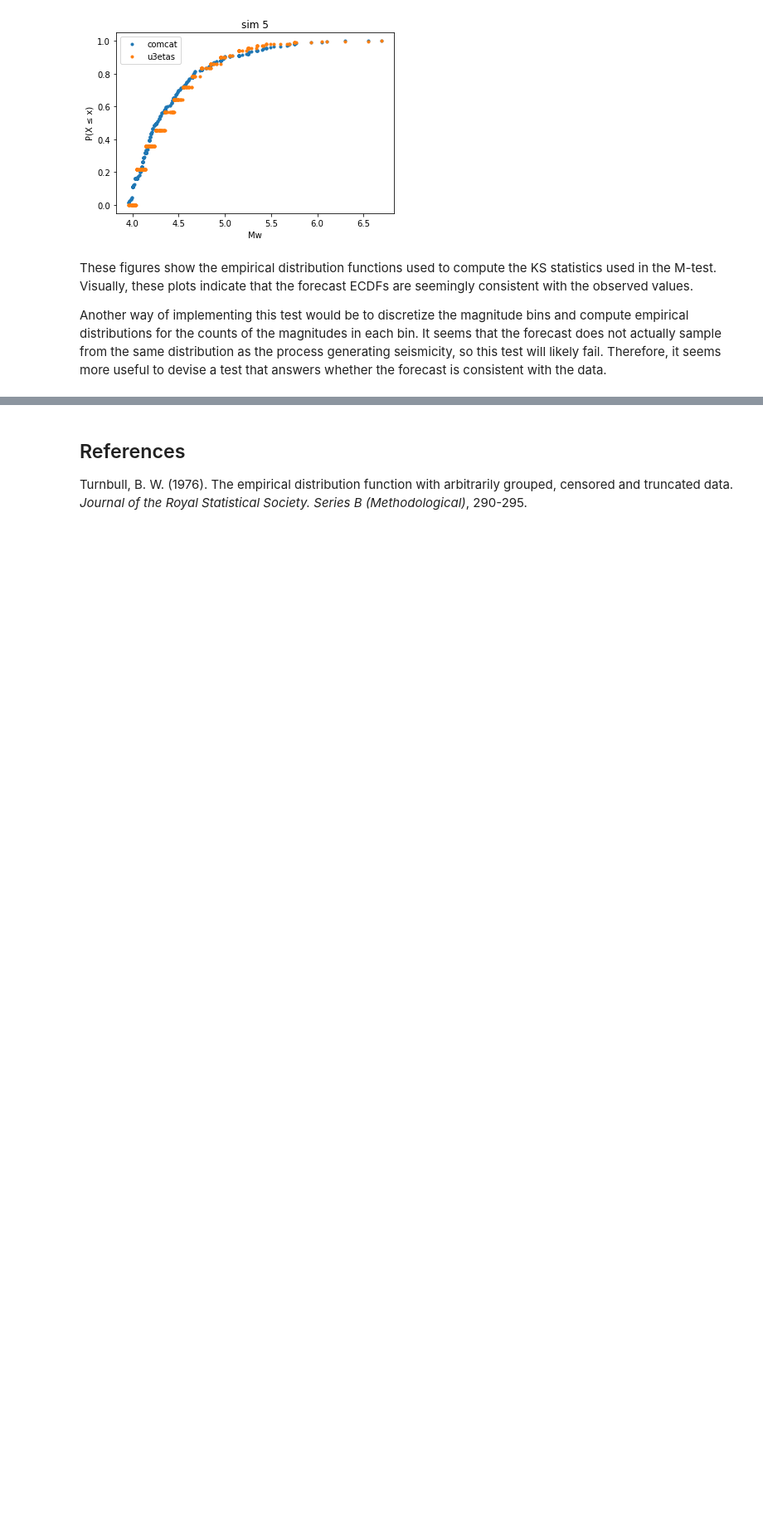
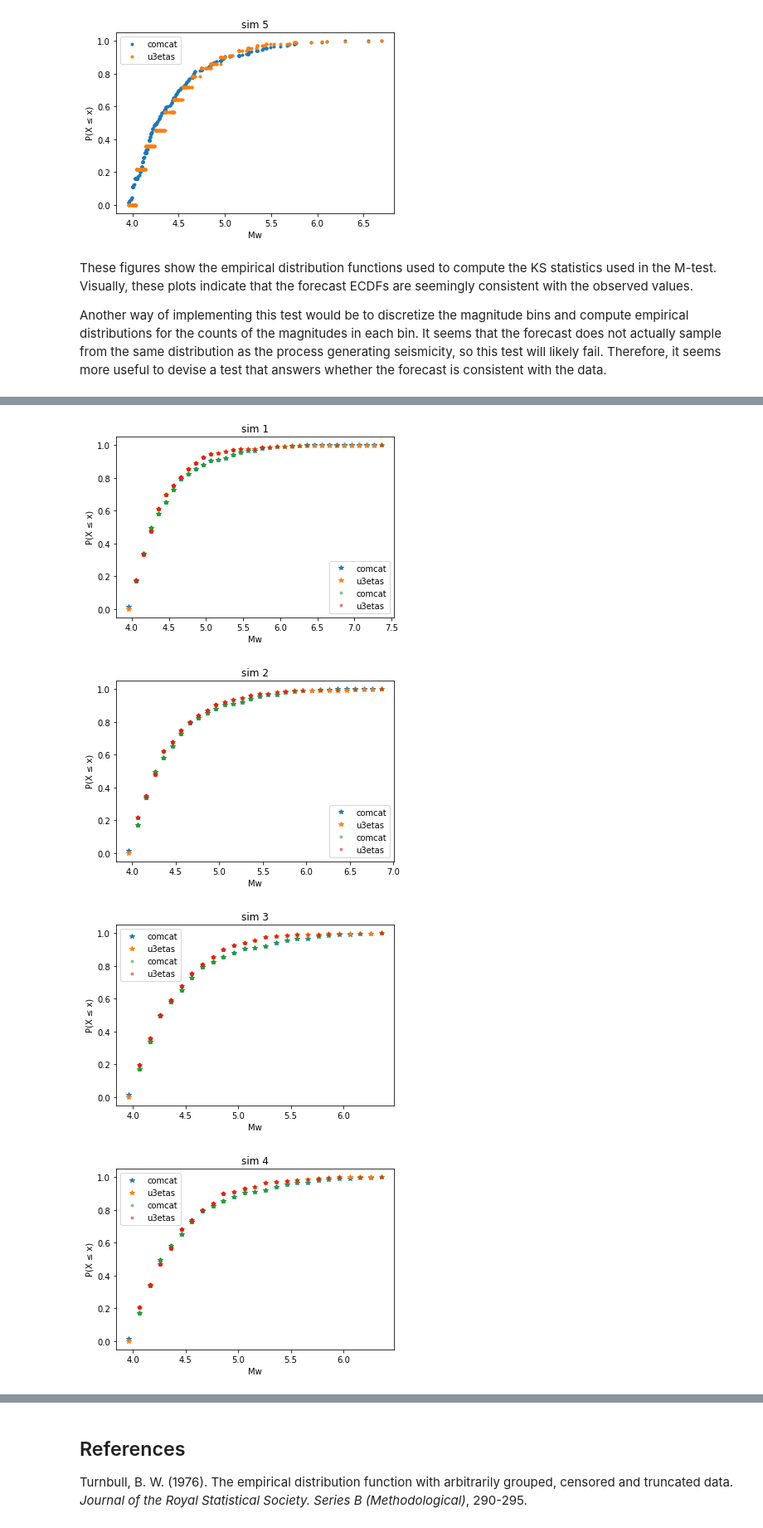
Before and after one commit to SCECcode/pycsep, a Jupyter notebook: notes/m_test_notes.ipynb, the cells around one changed output, grey strips where cells are left out. Shown at 83% size. Saved outputs shown, nothing was run; the diff lists cells and outputs as text; code cells hidden in the pictures; blank space fills up the shorter version.

```diff
--- a/notes/m_test_notes.ipynb
+++ b/notes/m_test_notes.ipynb
@@ -401,0 +424,52 @@ Another way of implementing this test would be to discretize the magnitude bins
+# %%
+def discretize(data, bin_edges):
+    """
+    returns array with len(bin_edges) consisting of the discretized values from each bin.
+    instead of returning the counts of each bin, this will return an array with values
+    modified such that any value within bin_edges[0] <= x_new < bin_edges[1] ==> x_new.
+    """
+    n = data.shape[0]
+    idx = digitize(data, bins=bin_edges)
+    x_new = bin_edges[idx].copy()
+    return x_new
+# %%
+n_plots = 5
+for idx in range(n_plots):
+    # read catalogs
+    u3etas = u3catalogs[idx].get_magnitudes()
+    obs = comcat.get_magnitudes()
+    # create bins based on data (csep1 used fixed bins)
+    global_min = min([min(u3etas), min(obs)])
+    global_max = max([max(u3etas), max(obs)])
+    mws = arange(global_min, global_max+dmw, dmw)
+    # discretize both data and forecast
+    obs_disc = discretize(obs, mws)
+    u3etas_disc = discretize(u3etas, mws)
+    # compute cdf based on KS method
+    n1 = obs_disc.shape[0]
+    n2 = u3etas_disc.shape[0]
+    d1 = sort(obs_disc)
+    d2 = sort(u3etas_disc)
+    d_all = concatenate([d1, d2])
+    cdf1 = searchsorted(d1, d_all, side='right') / n1
+    cdf2 = searchsorted(d2, d_all, side='right') / n2
+
+    # compute cdf function
+    # this computes ecdf everytime, can compute once and store. use different function
+    cdf1_p = list(map(lambda mw: cstats.less_equal_ecdf(obs, mw), mws))
+    cdf2_p = list(map(lambda mw: cstats.less_equal_ecdf(u3etas, mw), mws))
+
+    figure()
+    title("sim {}".format(idx+1))
+    plot(mws, cdf1_p, '*', label='comcat')
+    plot(mws, cdf2_p, '*', label='u3etas')
+    plot(d_all, cdf1, '.', label='comcat', alpha=0.5)
+    plot(d_all, cdf2, '.', label='u3etas', alpha=0.5)
+    xlabel('Mw')
+    ylabel('P(X ≤ x)')
+    legend()
+# %% [output]
+[figure, added]
+[figure, added]
+[figure, added]
+[figure, added]
```
Also changed, not shown: parts of 28 cells of this notebook, 3 other files.
